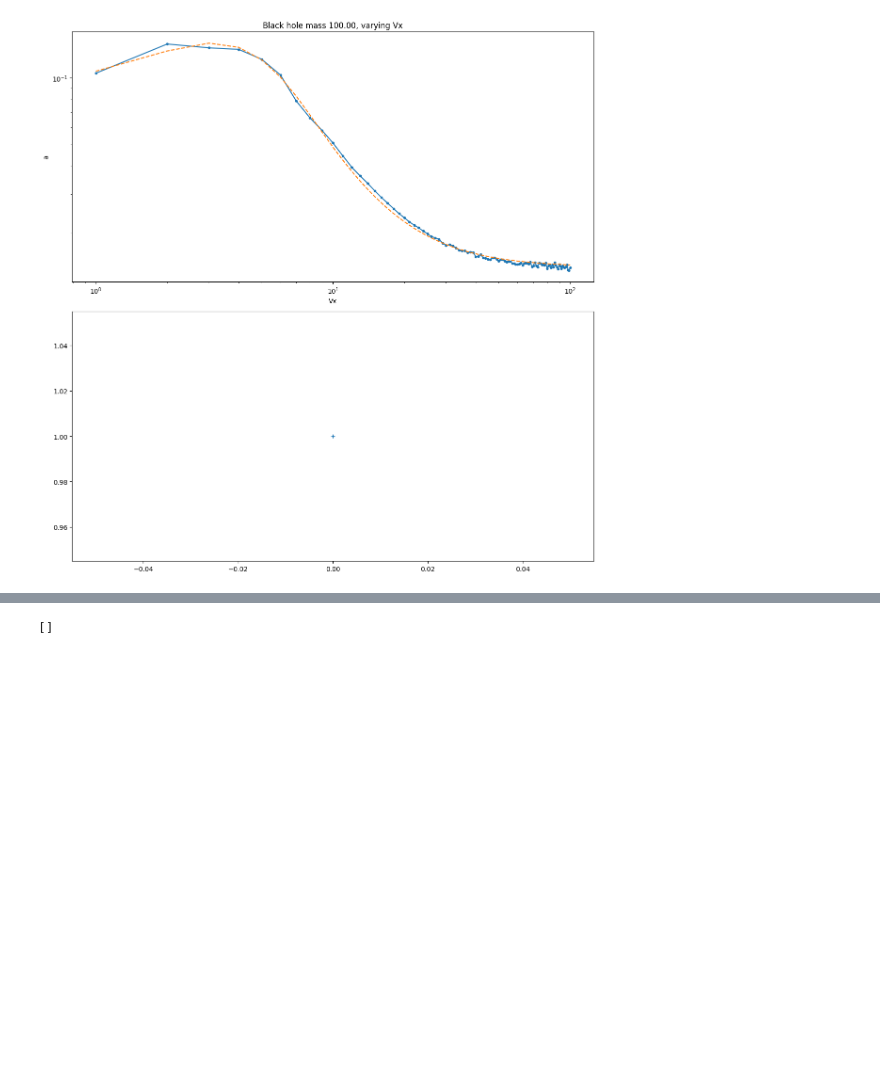
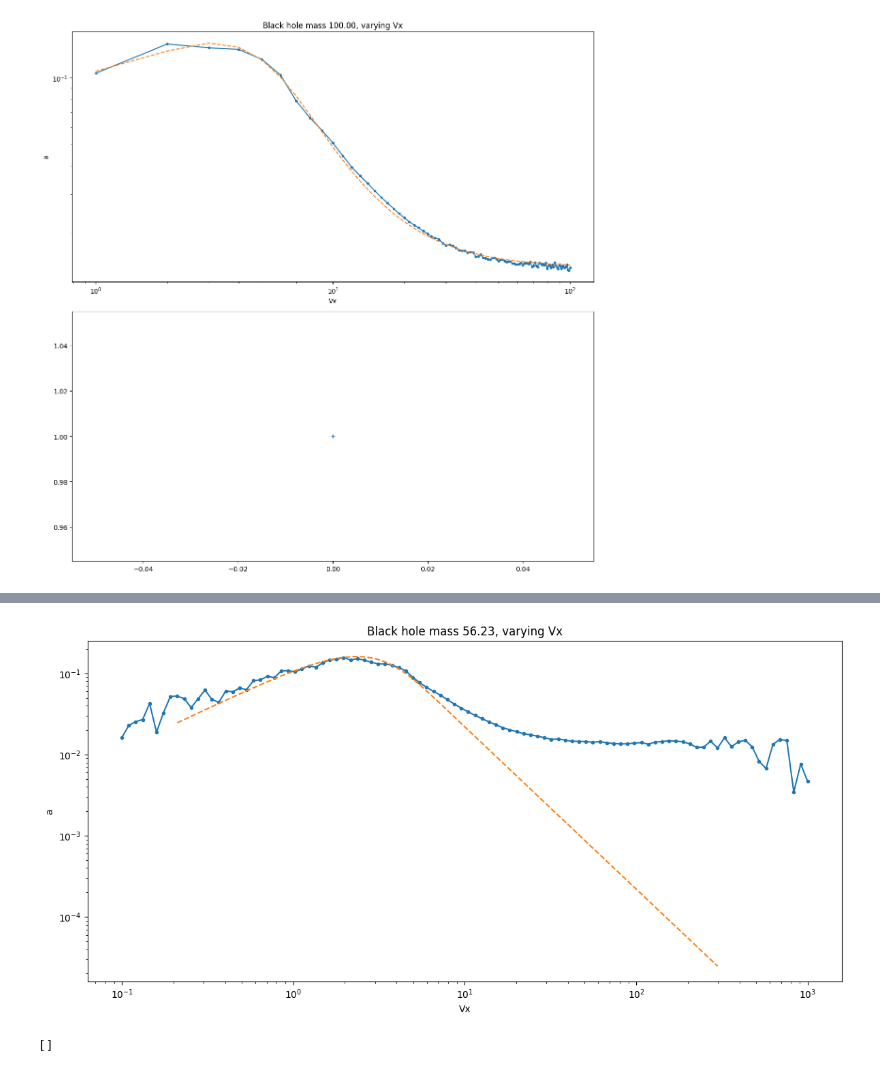
Before and after one commit to danivolo/rebbound, a Jupyter notebook: test-daniele.ipynb, the cells around one changed output, grey strips where cells are left out. Drawn from its saved outputs; the diff is of its cells as text; code cells hidden in the pictures; blank space fills up the shorter version.

Commit message:
Analisi scan 2d

```diff
--- a/test-daniele.ipynb
+++ b/test-daniele.ipynb
@@ -332,10 +315,13 @@ def heartbeat(sim_pointer):
 
     v = np.append(v,sim.particles["BH"].vx) #save BH velocity
 
-Ms = np.linspace(10,100,10) #Massa gas
-ms = np.linspace(10,100,10) #Massa BH
-Vxs = np.linspace(1,100,100) #Velocità relativa
-scanfolder = "scan10000"
+# Ms = np.linspace(10,100,10) #Massa gas
+Ms = [100]
+# ms = np.linspace(10,100,10) #Massa BH
+# Vxs = np.linspace(1,100,100) #Velocità relativa
+ms = np.logspace(1,3,9)
+Vxs = np.logspace(-1,3,100)
+scanfolder = "scan2d"
 save_fig = True #spegni se non vuoi che plotti
 save = True #occhio a sovrascrivere
 autosave = True #autosalva ad ogni loop interno
@@ -358,6 +344,7 @@ out = []
 def line(x,a,q):
     return a*x+q
 
+counter = 0
 for M in Ms:
     for m in ms:
         for Vx in Vxs:
@@ -390,14 +377,14 @@ for M in Ms:
             popt, _ = curve_fit(line, ts[cut], v[cut])
             a = popt[0]
 
-            title = f"M_gas = {M:0.2f} - M_BH = {m} - Vx = {Vx:0.2f} - a = {a:0.2f}"
+            title = f"M_gas = {M:0.0f} - M_BH = {m:0.2f} - Vx = {Vx:0.4f} - a = {a:0.3f}"
 
             if save_fig:
                 fig, ax = plt.subplots()
                 ax.plot(ts[cut],v[cut])
                 ax.plot(ts[cut],line(ts[cut],*popt),'--r')
                 ax.set_title(title)
-                filename = f"{scanfolder}/M{M:.0f}m{m:.0f}Vx{Vx:.0f}.png"
+                filename = f"{scanfolder}/{counter:05d}.png"
                 fig.savefig(filename)
                 plt.close()
             else:
@@ -407,7 +394,6 @@ for M in Ms:
                 "M": M,
                 "m": m,
                 "Vx": Vx,
-                "v": v,
                 "a": a
             }
 
@@ -416,6 +402,8 @@ for M in Ms:
                 with open(picklefile, 'wb') as handle:
                     pickle.dump(out, handle, protocol=pickle.HIGHEST_PROTOCOL)
 
+            counter += 1
+
 if save:
     with open(picklefile, 'wb') as handle:
         pickle.dump(out, handle, protocol=pickle.HIGHEST_PROTOCOL)
@@ -676,3 +749,81 @@ plt.show()
  0.01445634 0.01367541 0.01365659 0.01406425]
 1.7928182836846183
 [figure]
+# %%
+M = 100
+# ms = np.linspace(10,100,10) #Massa BH
+# Vxs = np.linspace(1,100,100) #Velocità relativa
+ms = np.logspace(1,3,9)
+Vxs = np.logspace(-1,3,100)
+scanfolder = "scan10000"
+save_fig = True #spegni se non vuoi che plotti
+save = True #occhio a sovrascrivere
+autosave = True #autosalva ad ogni loop interno
+
+from pathlib import Path
+Path(scanfolder).mkdir(parents=True,exist_ok=True)
+import pickle
+picklefile = f'{scanfolder}.pickle'
+
+boxL = 10
+nx, ny = 10, 5
+np.random.seed(0)
+N = 500 # aumenta se possibile
+T = 10# aumenta se possibile
+nrows = 20# aumenta se possibile
+ncols = int(N/nrows)
+
+def line(x,a,q):
+    return a*x+q
+
+def a_v(x,c0,c1,c2):
+    return c0/(x-c2)**2+c1
+def a_v_based(x,c0,c1,c3):
+    from scipy.special import erf
+    X = c3*x #c3 = 1/(sqrt(2)*sigma)
+    return (erf(X)-2*X/np.sqrt(np.pi)*np.exp(-X**2))*c0/(x)**2+c1
+
+def a_v_noc1(x,c0,c3):
+    from scipy.special import erf
+    X = c3*x #c3 = 1/(sqrt(2)*sigma)
+    return (erf(X)-2*X/np.sqrt(np.pi)*np.exp(-X**2))*c0/(x)**2
+
+def a_v_based_shift(x,c0,c1,c3,c2):
+    from scipy.special import erf
+    X = c3*x #c3 = 1/(sqrt(2)*sigma)
+    return (erf(X)-2*X/np.sqrt(np.pi)*np.exp(-X**2))*c0/(x-c2)**2+c1
+save_first = True
+
+plot_i = 3
+plot_all = 0
+
+fig, axs = plt.subplots(1,figsize=(12,6))
+ax = axs
+i = 0
+Mfactor = []
+fixed_M = [results for results in out if results["M"] == M]
+for i, m in enumerate(ms):
+    fixed_m = [results for results in fixed_M if results["m"] == m]
+    a = -np.array([results["a"] for results in fixed_m])
+    xVx = np.array([results["Vx"] for results in fixed_m])
+    cut = (xVx > 0.2) & (xVx < 300)
+
+    popt0, _ = curve_fit(a_v_noc1,xVx[cut],a[cut],p0=[1,0.26])
+    popt1, _ = curve_fit(a_v_based,xVx[cut],a[cut],p0=[1,0.001,0.26])
+    popt2, _ = curve_fit(a_v_based_shift,xVx[cut],a[cut],p0=np.r_[popt1,-1])
+    print(popt2)
+    # print(f"{1/(np.sqrt(2)*popt2[2])}")
+    if i==plot_i or plot_all:
+        ax.plot(xVx,a,".-C0")
+        ax.plot(xVx[cut],a_v_noc1(xVx[cut],*popt0),"--C1")
+        # ax.plot(xVx[cut],a_v_based(xVx[cut],*popt1),"--C1")
+        # ax.plot(xVx[cut],a_v_based_shift(xVx[cut],*popt2),"--C1")
+        ax.set_xlabel("Vx")
+        ax.set_ylabel("a")
+        ax.set_xscale("log")
+        ax.set_yscale("log")
+        ax.set_title(f"Black hole mass {m:0.2f}, varying Vx")
+plt.tight_layout()
+
+plt.show()
+# %% [output]
@@ -679,3 +839,4 @@ plt.show()
+[figure, added]
 # %%
 print(out)
 # %% [output]
```
Also changed, not shown: parts of 6 cells of this notebook.
